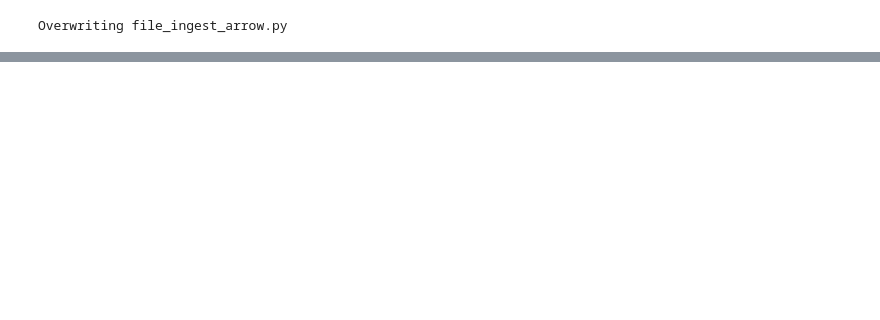
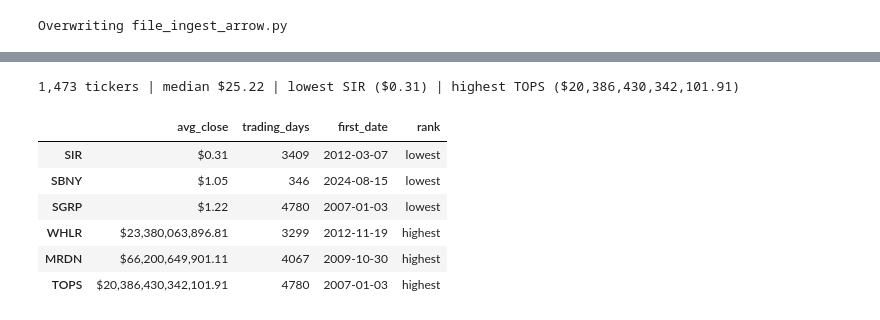
Before and after one commit to PuN3Y/portfolio, a Jupyter notebook: Python - Analysing Stock Prices/Analysing Stock Prices.ipynb, the cells around one changed output, grey strips where cells are left out. Drawn from its saved outputs; the diff is of its cells as text; code cells hidden in the pictures; blank space fills up the shorter version.

```diff
--- a/Python - Analysing Stock Prices/Analysing Stock Prices.ipynb
+++ b/Python - Analysing Stock Prices/Analysing Stock Prices.ipynb
@@ -387,17 +387,17 @@ pandas, 24 threads
 import pyarrow as pa
 import pyarrow.csv as pv
 
-ARROW_SCHEMA = {
-    "date": pa.date32(),
-    "open": pa.float32(),
-    "high": pa.float32(),
-    "low": pa.float32(),
-    "close": pa.float32(),
-    "adj_close": pa.float32(),
+_ARROW_SCHEMA = {
+    "date": pa.timestamp("s"),
+    "open": pa.float64(),
+    "high": pa.float64(),
+    "low": pa.float64(),
+    "close": pa.float64(),
+    "adj_close": pa.float64(),
     "volume": pa.int64(),
 }
 
-CONVERT_OPTS = pv.ConvertOptions(column_types=ARROW_SCHEMA, include_columns=COLUMNS)
+CONVERT_OPTS = pv.ConvertOptions(column_types=_ARROW_SCHEMA, include_columns=COLUMNS)
 READ_SERIAL = pv.ReadOptions(use_threads=False)
 
 def read_one(file, read_options):
@@ -617,0 +638,25 @@ The practical conclusion is that the parser and the concurrency model cannot be
+# %%
+# Average closing price by ticker
+avg_close = pd.Series({ticker: df["close"].mean() for ticker, df in stock_prices.items()}, name="avg_close").sort_values()
+coverage = pd.Series({ticker: len(df) for ticker, df in stock_prices.items()}, name="trading_days")
+
+extremes = pd.concat([avg_close.head(3), avg_close.tail(3)]).to_frame()
+extremes["trading_days"] = coverage
+extremes["first_date"] = [stock_prices[t].index.min().date() for t in extremes.index]
+extremes["rank"] = ["lowest"] * 3 + ["highest"] * 3
+extremes["avg_close"] = extremes["avg_close"].map("${:,.2f}".format)
+
+print(f"{len(avg_close):,} tickers | median ${avg_close.median():,.2f} | "
+      f"lowest {avg_close.index[0]} (${avg_close.iloc[0]:,.2f}) | "
+      f"highest {avg_close.index[-1]} (${avg_close.iloc[-1]:,.2f})")
+
+extremes
+# %% [output]
+1,473 tickers | median $25.22 | lowest SIR ($0.31) | highest TOPS ($20,386,430,342,101.91)
+|  | avg_close | trading_days | first_date | rank |
+| SIR | $0.31 | 3409 | 2012-03-07 | lowest |
+| SBNY | $1.05 | 346 | 2024-08-15 | lowest |
+| SGRP | $1.22 | 4780 | 2007-01-03 | lowest |
+| WHLR | $23,380,063,896.81 | 3299 | 2012-11-19 | highest |
+| MRDN | $66,200,649,901.11 | 4067 | 2009-10-30 | highest |
+| TOPS | $20,386,430,342,101.91 | 4780 | 2007-01-03 | highest |
```
Also changed, not shown: parts of 12 cells of this notebook, 2 other files.
